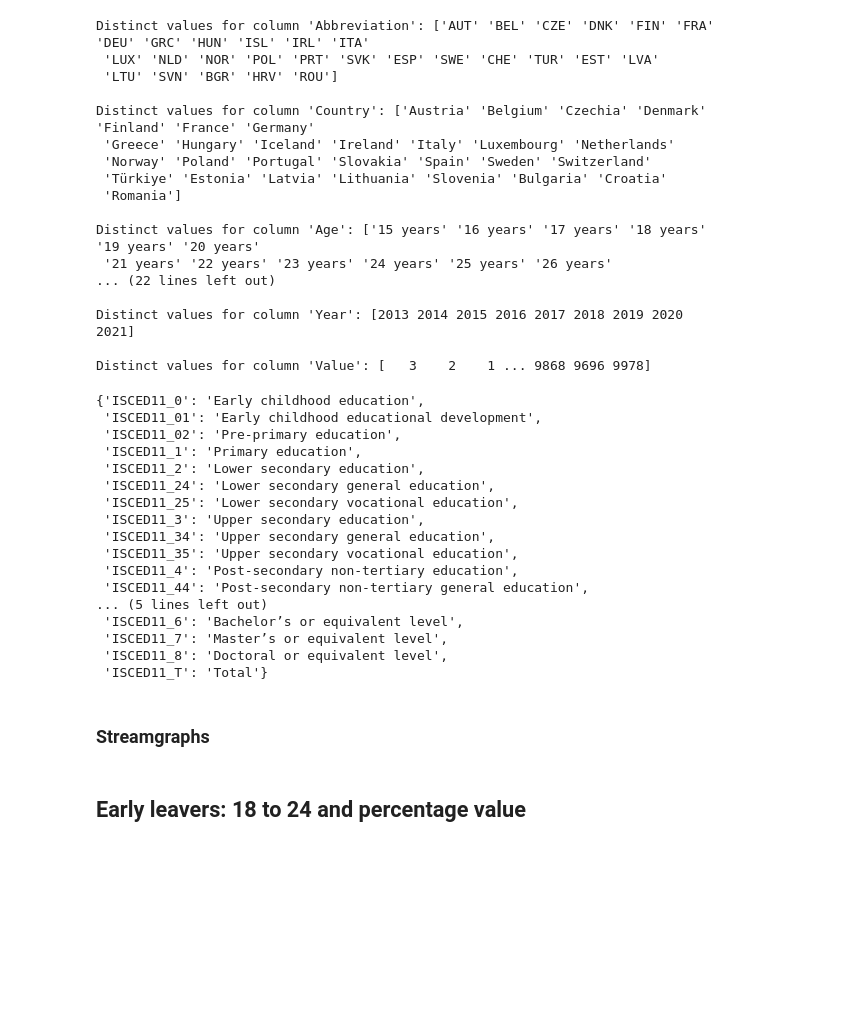
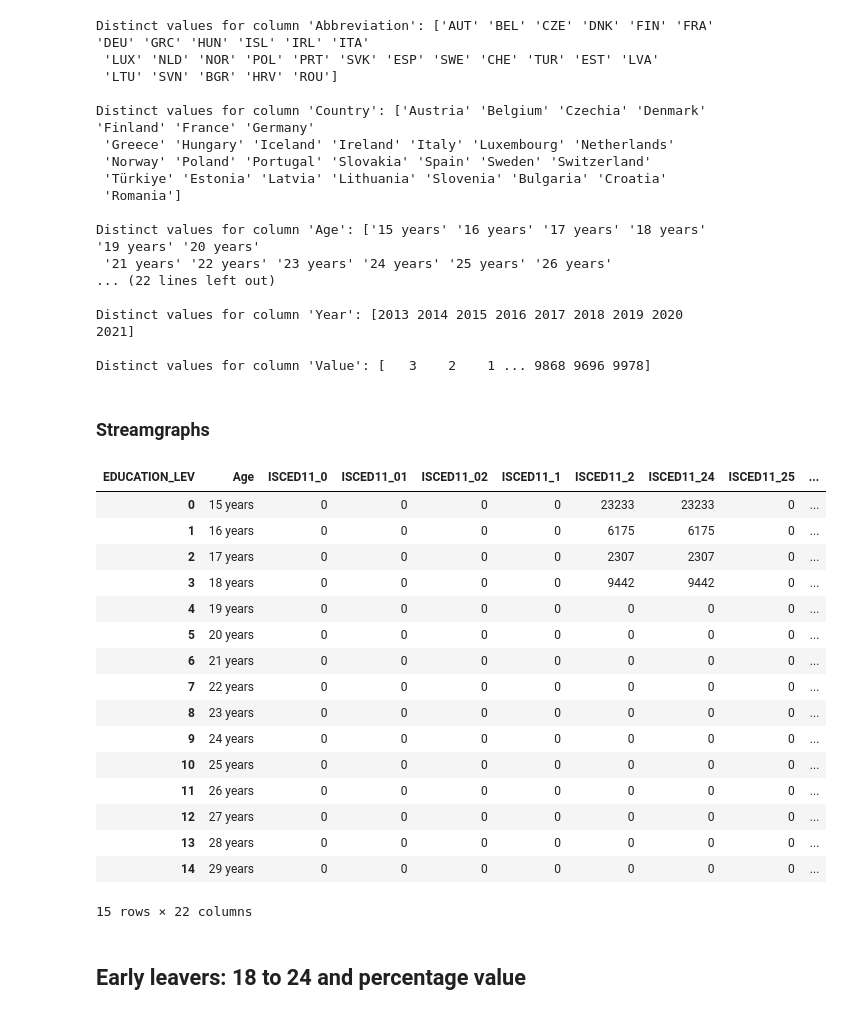
Before and after one commit to VittorioBartolomeoSecondin/DVISProject-CAValli_Team, a Jupyter notebook: Preprocessing_story2.ipynb, the cells around one changed output. Saved outputs shown, nothing was run; the diff lists cells and outputs as text; code cells hidden in the pictures; blank space fills up the shorter version.

```diff
--- a/Preprocessing_story2.ipynb
+++ b/Preprocessing_story2.ipynb
@@ -458,25 +458,6 @@ Distinct values for column 'Value': [   3    2    1 ... 9868 9696 9978]
 # %%
 education_level_dict = dict(zip(enrolment_final['EDUCATION_LEV'].unique(), enrolment_final['Education level'].unique()))
 sorted_education_level_dict = dict(sorted(education_level_dict.items()))
-sorted_education_level_dict
-# %% [output]
-{'ISCED11_0': 'Early childhood education',
- 'ISCED11_01': 'Early childhood educational development',
- 'ISCED11_02': 'Pre-primary education',
- 'ISCED11_1': 'Primary education',
- 'ISCED11_2': 'Lower secondary education',
- 'ISCED11_24': 'Lower secondary general education',
- 'ISCED11_25': 'Lower secondary vocational education',
- 'ISCED11_3': 'Upper secondary education',
- 'ISCED11_34': 'Upper secondary general education',
- 'ISCED11_35': 'Upper secondary vocational education',
- 'ISCED11_4': 'Post-secondary non-tertiary education',
- 'ISCED11_44': 'Post-secondary non-tertiary general education',
-... (5 lines left out)
- 'ISCED11_6': 'Bachelor’s or equivalent level',
- 'ISCED11_7': 'Master’s or equivalent level',
- 'ISCED11_8': 'Doctoral or equivalent level',
- 'ISCED11_T': 'Total'}
 # %%
 years = range(2013, 2022)
 enrolment_dict = {}
@@ -502,18 +483,66 @@ for country in enrolment_final['Country'].unique():
 # %% [markdown]
 ### Streamgraphs
 # %%
+education_levels = list(sorted_education_level_dict.keys())
 streamgraph_dataframes = {}
+total_dataframe = pd.DataFrame() ### We initialize an empty DataFrame for the total values
 
 for country in enrolment_final['Country'].unique():
     for year in years:
 
         df = enrolment_country[country][f'enrolment{year}'].copy()
-        pivoted_df = df.pivot_table(index = 'Age', columns = 'EDUCATION_LEV', values = 'Value', fill_value = 0) ### Pivot the dataset
-        pivoted_df = pivoted_df.reset_index() ### Reset the index to make 'Age' a regular column
-        streamgraph_dataframes[f'enrolment{year}'] = pivoted_df ### Store the pivoted DataFrame in the dictionary
+        pivoted_df = df.pivot_table(index = 'Age', columns = 'EDUCATION_LEV', values = 'Value', fill_value = 0) ### We pivot the dataset
+        pivoted_df = pivoted_df.reindex(columns = education_levels, fill_value = 0) ### We reindex to include all education levels, fill missing values with 0
+        pivoted_df = pivoted_df.reset_index() ### We reset the index to make 'Age' a regular column
+        streamgraph_dataframes[f'enrolment{year}'] = pivoted_df ### We store the pivoted DataFrame in the dictionary
 
         export_filename = f'streamgraph_{country_abbreviations.get(country)}_{year}.csv'
         pivoted_df.to_csv(export_filename, index = False)
+# %%
+enrolment_total = {}
+
+for year in years:
+
+    total_df = pd.DataFrame(index = enrolment_country[next(iter(enrolment_country))][f'enrolment{year}']['Age'].unique()) ### We initialize an empty dataframe for the total values for the current year
+
+    # Iterate over the countries and sum values for each cell
+    for country in enrolment_country:
+        df = enrolment_country[country][f'enrolment{year}']
+        total_df[country] = df.set_index('Age').sum(axis=1)
+
+    # Store the total dataframe for the current year in the dictionary
+    enrolment_total[f'enrolment{year}'] = total_df.reset_index()
+
+    # Optionally, save the total dataframe to a CSV file
+    total_df.to_csv(f'enrolment_total_{year}.csv', index=False)
+
+# Initialize an empty dataframe for the mean values across the years
+enrolment_all = pd.DataFrame(index=enrolment_total[next(iter(enrolment_total))]['Age'])
+
+# Iterate over the years and calculate the mean values for each cell
+for year in enrolment_total:
+    enrolment_all[f'enrolment{year}'] = enrolment_total[year].set_index('Age').mean(axis=1)
+
+# Optionally, save the mean dataframe to a CSV file
+enrolment_all.to_csv('enrolment_all.csv', index=False)
+# %% [output]
+| EDUCATION_LEV | Age | ISCED11_0 | ISCED11_01 | ISCED11_02 | ISCED11_1 | ISCED11_2 | ISCED11_24 | ISCED11_25 | ... |
+| 0 | 15 years | 0 | 0 | 0 | 0 | 23233 | 23233 | 0 | ... |
+| 1 | 16 years | 0 | 0 | 0 | 0 | 6175 | 6175 | 0 | ... |
+| 2 | 17 years | 0 | 0 | 0 | 0 | 2307 | 2307 | 0 | ... |
+| 3 | 18 years | 0 | 0 | 0 | 0 | 9442 | 9442 | 0 | ... |
+| 4 | 19 years | 0 | 0 | 0 | 0 | 0 | 0 | 0 | ... |
+| 5 | 20 years | 0 | 0 | 0 | 0 | 0 | 0 | 0 | ... |
+| 6 | 21 years | 0 | 0 | 0 | 0 | 0 | 0 | 0 | ... |
+| 7 | 22 years | 0 | 0 | 0 | 0 | 0 | 0 | 0 | ... |
+| 8 | 23 years | 0 | 0 | 0 | 0 | 0 | 0 | 0 | ... |
+| 9 | 24 years | 0 | 0 | 0 | 0 | 0 | 0 | 0 | ... |
+| 10 | 25 years | 0 | 0 | 0 | 0 | 0 | 0 | 0 | ... |
+| 11 | 26 years | 0 | 0 | 0 | 0 | 0 | 0 | 0 | ... |
+| 12 | 27 years | 0 | 0 | 0 | 0 | 0 | 0 | 0 | ... |
+| 13 | 28 years | 0 | 0 | 0 | 0 | 0 | 0 | 0 | ... |
+| 14 | 29 years | 0 | 0 | 0 | 0 | 0 | 0 | 0 | ... |
+15 rows × 22 columns
 # %% [markdown]
 ## Early leavers: 18 to 24 and percentage value
 # %% [markdown]
```
